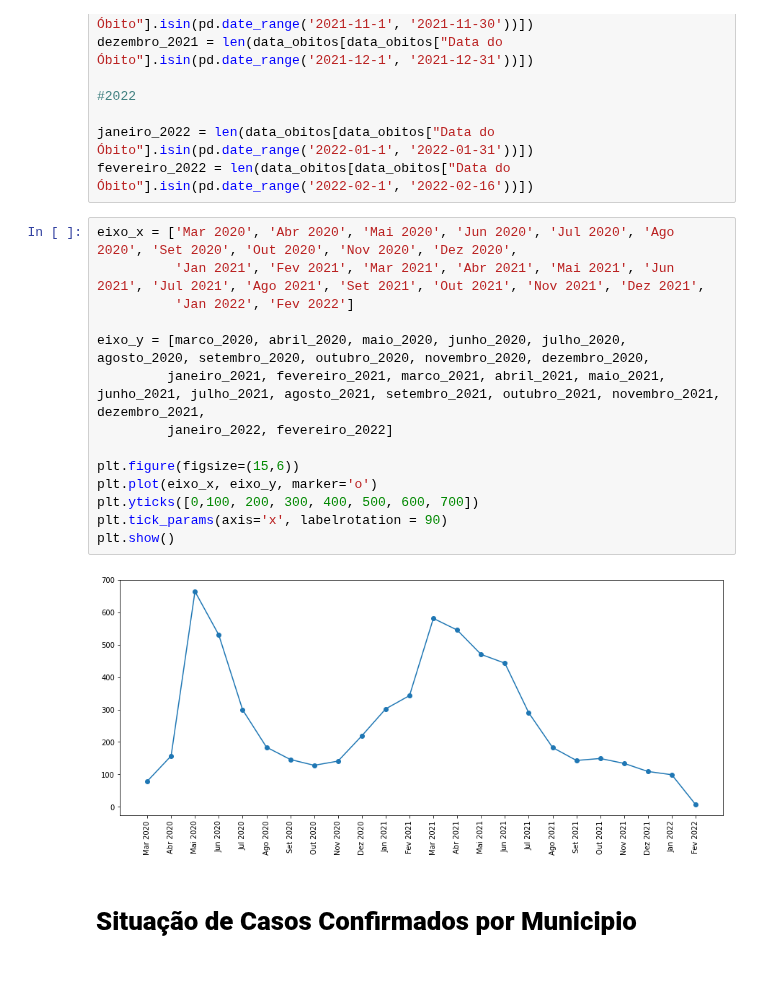
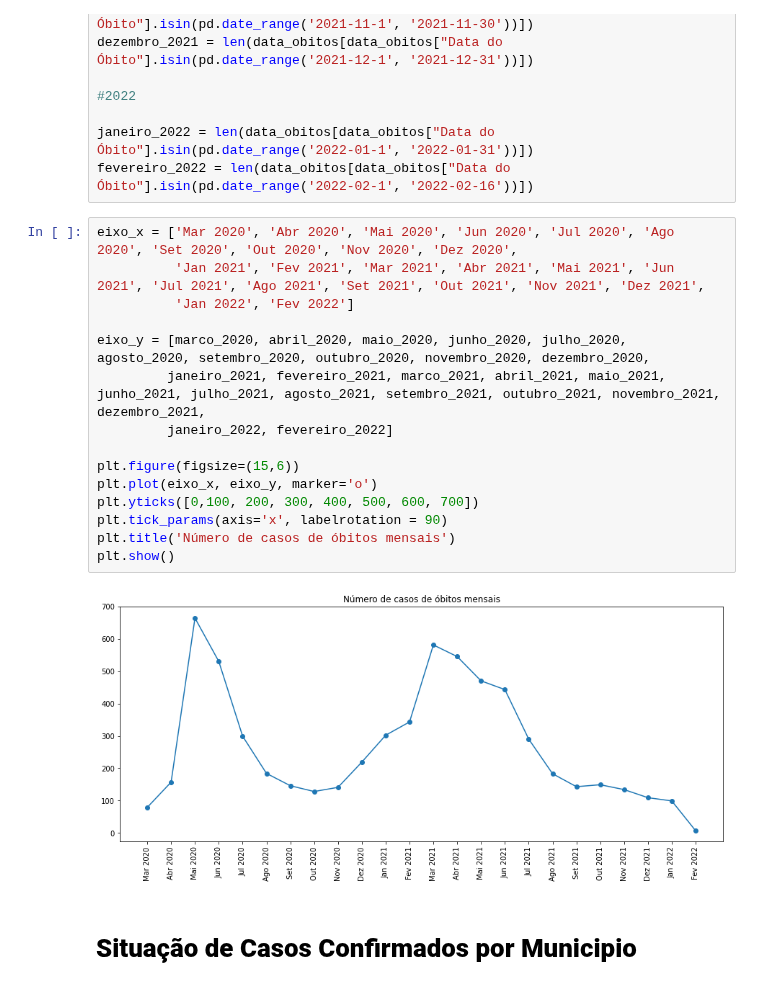
Before and after one commit to Jose-Bruno/Visualiza-oComputacional, a Jupyter notebook: José_Bruno_da_Silva_Santos_Visualização_Computacional.ipynb, the cells around one changed output. Cells and saved outputs as stored; diff of their text form.

```diff
--- a/José_Bruno_da_Silva_Santos_Visualização_Computacional.ipynb
+++ b/José_Bruno_da_Silva_Santos_Visualização_Computacional.ipynb
@@ -298,19 +299,20 @@ fevereiro_2022 = len(data_obitos[data_obitos["Data do Óbito"].isin(pd.date_rang
 # %%
 eixo_x = ['Mar 2020', 'Abr 2020', 'Mai 2020', 'Jun 2020', 'Jul 2020', 'Ago 2020', 'Set 2020', 'Out 2020', 'Nov 2020', 'Dez 2020',
           'Jan 2021', 'Fev 2021', 'Mar 2021', 'Abr 2021', 'Mai 2021', 'Jun 2021', 'Jul 2021', 'Ago 2021', 'Set 2021', 'Out 2021', 'Nov 2021', 'Dez 2021',
           'Jan 2022', 'Fev 2022']
 
 eixo_y = [marco_2020, abril_2020, maio_2020, junho_2020, julho_2020, agosto_2020, setembro_2020, outubro_2020, novembro_2020, dezembro_2020,
          janeiro_2021, fevereiro_2021, marco_2021, abril_2021, maio_2021, junho_2021, julho_2021, agosto_2021, setembro_2021, outubro_2021, novembro_2021, dezembro_2021,
          janeiro_2022, fevereiro_2022]
 
 plt.figure(figsize=(15,6))
 plt.plot(eixo_x, eixo_y, marker='o')
 plt.yticks([0,100, 200, 300, 400, 500, 600, 700])
 plt.tick_params(axis='x', labelrotation = 90)
+plt.title('Número de casos de óbitos mensais')
 plt.show()
 # %% [output]
-[figure, old version]
+[figure, new version]
 # %% [markdown]
 # **Situação de Casos Confirmados por Municipio**
 # %%
```
Also changed, not shown: parts of 6 cells of this notebook.
